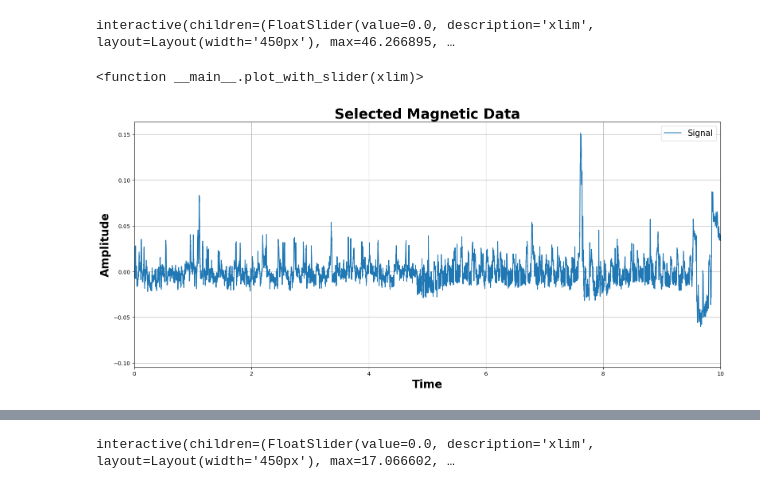
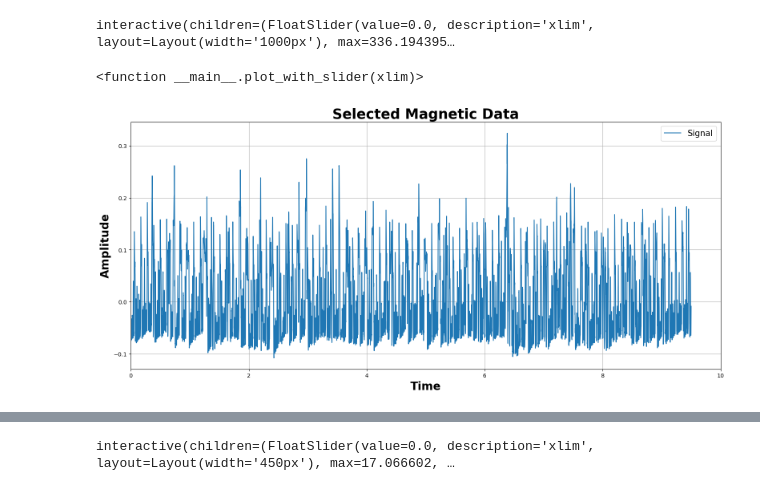
Before and after one commit to EquivocalBeing/CE_code, a Jupyter notebook: Webdaq_Test.ipynb, the cells around one changed output, grey strips where cells are left out. Drawn from its saved outputs; the diff is of its cells as text; code cells hidden in the pictures.

```diff
--- a/Webdaq_Test.ipynb
+++ b/Webdaq_Test.ipynb
@@ -3,7 +3,7 @@ import pandas as pd
 import numpy as np
 from matplotlib import pyplot as plt
 
-mag = pd.read_csv(r"C:\Users\cacam\Downloads\Mag-Test-tmp.csv", delimiter=',')
+mag = pd.read_csv(r"C:\Users\cacam\Downloads\Mag-Test_tmp_1.csv", delimiter=',')
 
 samples = mag['Sample']
 times = mag['Time (s)']
@@ -18,6 +18,7 @@ z = seis['Channel Z (V)']
 n = seis['Channel N (V)']
 e = seis['Channel E (V)']
 # %%
+
 from ipywidgets import interact, IntSlider
 from ipywidgets import FloatSlider
 from ipywidgets import Layout
@@ -34,7 +35,7 @@ def plot_with_slider(xlim):
 
     plt.plot(x, y_smoothed, linewidth = 2, label = 'Signal')
     plt.xlim(xlim, xlim + 0.5)
-    plt.ylim(y.min(), y.max())
+    plt.ylim(y.min() - 0.005, y.max() + 0.005)
     #'''
     plt.legend(loc = 'upper right', fontsize = 15)
     plt.title("Electromagentic Data", fontweight = 'bold', fontsize = 25)
@@ -45,42 +46,45 @@ def plot_with_slider(xlim):
     plt.show()
 
 
-interact(plot_with_slider, xlim = FloatSlider(min = 0, max = (times[len(times)-1]), step = 0.5, value = 0, layout=Layout(width='450px')))
+interact(plot_with_slider, xlim = FloatSlider(min = 0, max = (times[len(times)-1]), step = 0.5, value = 0, layout=Layout(width='1000px')))
 # %% [output]
-interactive(children=(FloatSlider(value=0.0, description='xlim', layout=Layout(width='450px'), max=46.266895, …
+interactive(children=(FloatSlider(value=0.0, description='xlim', layout=Layout(width='1000px'), max=336.194395…
 <function __main__.plot_with_slider(xlim)>
 # %%
 start = 0  ##in terms of seconds
 end = 10   # times[len(times)-1]
 
 i = 0
 j = 0
 
 for i in range(0, len(times)):
-    if times[i] == start:
+    if round(times[i]) == start:
         alpha = samples[i]
+        break
 
 for j in range(0, len(times)):
-    if times[j] == end:
+    if round(times[j]) == end:
         beta = samples[j]
+        break
+
 
 t = times[alpha:beta]
 v = voltages[alpha:beta]
 
 
 window_size = 10
 v_smooth = v.rolling(window=window_size).mean()
 
 plt.figure(figsize = (19, 8))
 plt.plot(t,v_smooth, label = 'Signal')
-#'''
+
 plt.legend(loc = 'upper right', fontsize = 15)
 plt.title("Selected Magnetic Data", fontweight = 'bold', fontsize = 25)
 plt.xlabel("Time", fontweight = "bold", fontsize = 20)
 plt.ylabel("Amplitude", fontweight = "bold", fontsize = 20)
-#'''
+
 plt.xlim(start,end)
 plt.grid(True)
-plt.savefig("Mag_selc.pdf")
+#plt.savefig("mag_selc.pdf")
 # %% [output]
-[figure, old version]
+[figure, new version]
```
Also changed, not shown: parts of 4 cells of this notebook.
